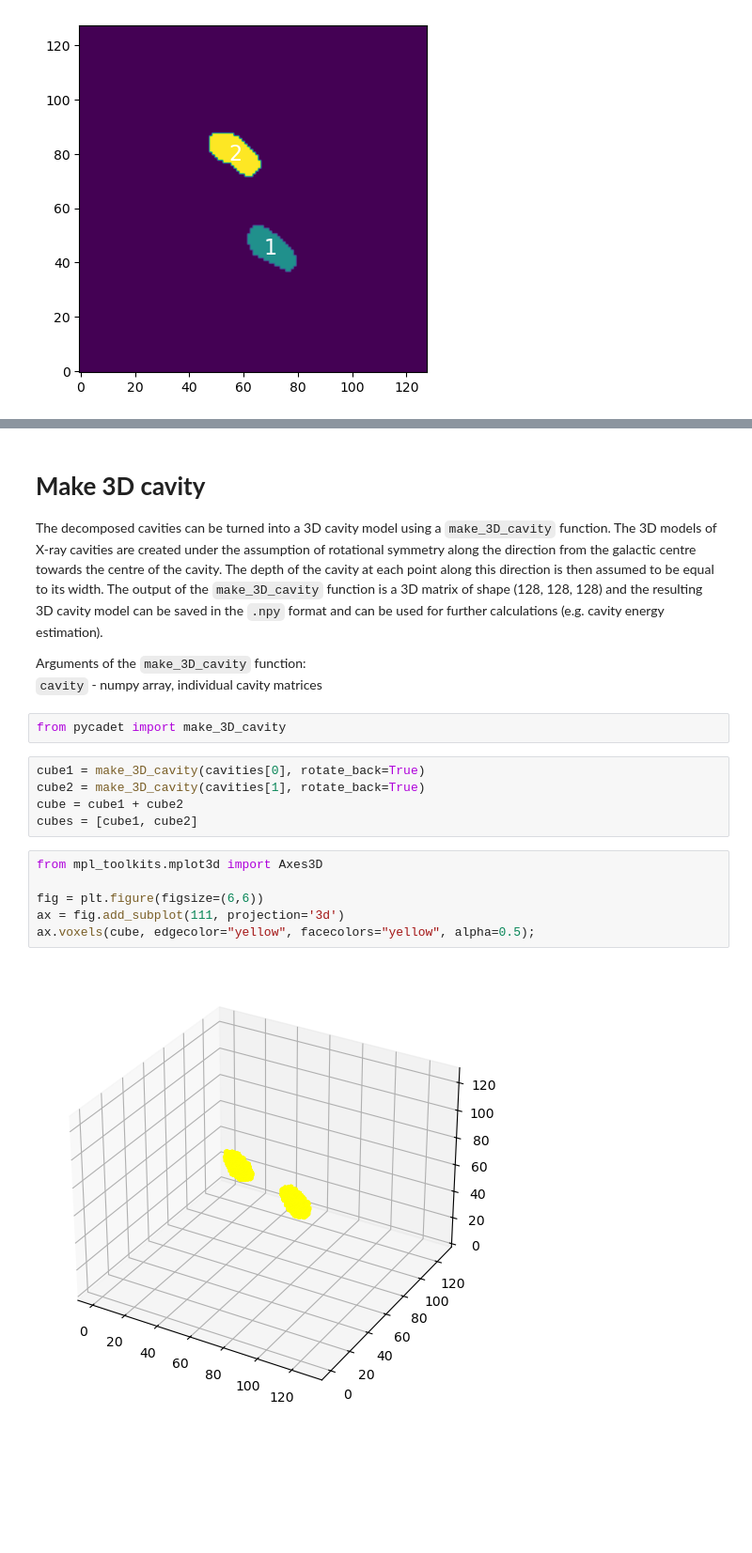
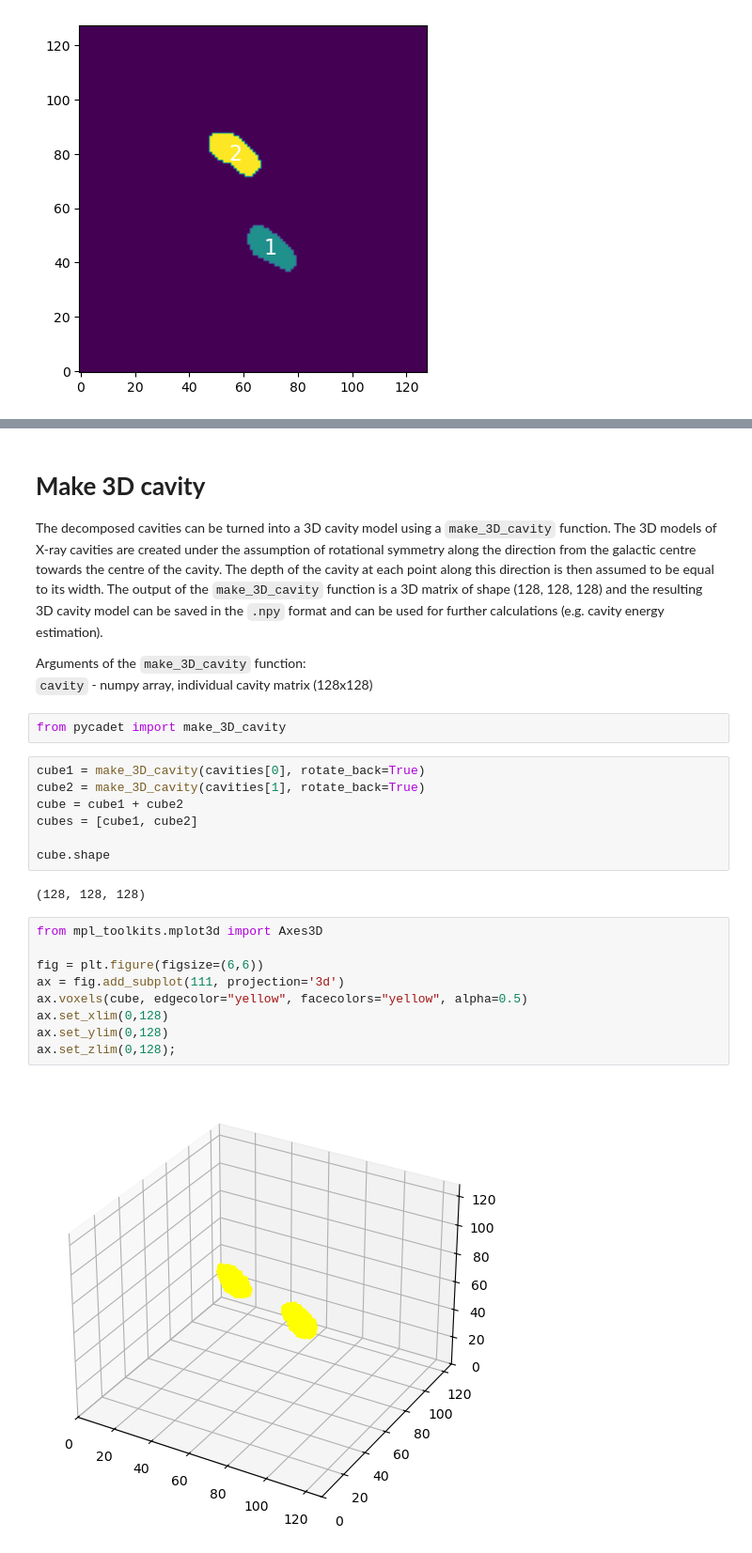
Before and after one commit to tomasplsek/CADET, a Jupyter notebook: example/CADET.ipynb, the cells around one changed output, grey strips where cells are left out. Shown at 94% size. Saved outputs shown, nothing was run; the diff lists cells and outputs as text; blank space fills up the shorter version.

```diff
--- a/example/CADET.ipynb
+++ b/example/CADET.ipynb
@@ -181,7 +218,7 @@ for i, cav in enumerate(cavities):
 The decomposed cavities can be turned into a 3D cavity model using a `make_3D_cavity` function. The 3D models of X-ray cavities are created under the assumption of rotational symmetry along the direction from the galactic centre towards the centre of the cavity. The depth of the cavity at each point along this direction is then assumed to be equal to its width. The output of the `make_3D_cavity` function is a 3D matrix of shape (128, 128, 128) and the resulting 3D cavity model can be saved in the `.npy` format and can be used for further calculations (e.g. cavity energy estimation).
 
 Arguments of the `make_3D_cavity` function:\
-`cavity` - numpy array, individual cavity matrices
+`cavity` - numpy array, individual cavity matrix (128x128)
 # %%
 from pycadet import make_3D_cavity
 # %%
@@ -189,12 +226,19 @@ cube1 = make_3D_cavity(cavities[0], rotate_back=True)
 cube2 = make_3D_cavity(cavities[1], rotate_back=True)
 cube = cube1 + cube2
 cubes = [cube1, cube2]
+
+cube.shape
+# %% [output]
+(128, 128, 128)
 # %%
 from mpl_toolkits.mplot3d import Axes3D
 
 fig = plt.figure(figsize=(6,6))
 ax = fig.add_subplot(111, projection='3d')
-ax.voxels(cube, edgecolor="yellow", facecolors="yellow", alpha=0.5);
+ax.voxels(cube, edgecolor="yellow", facecolors="yellow", alpha=0.5)
+ax.set_xlim(0,128)
+ax.set_ylim(0,128)
+ax.set_zlim(0,128);
 # %% [output]
-[figure, old version]
+[figure, new version]
 # %% [markdown]
```
Also changed, not shown: parts of 16 cells of this notebook, 50 other files.
